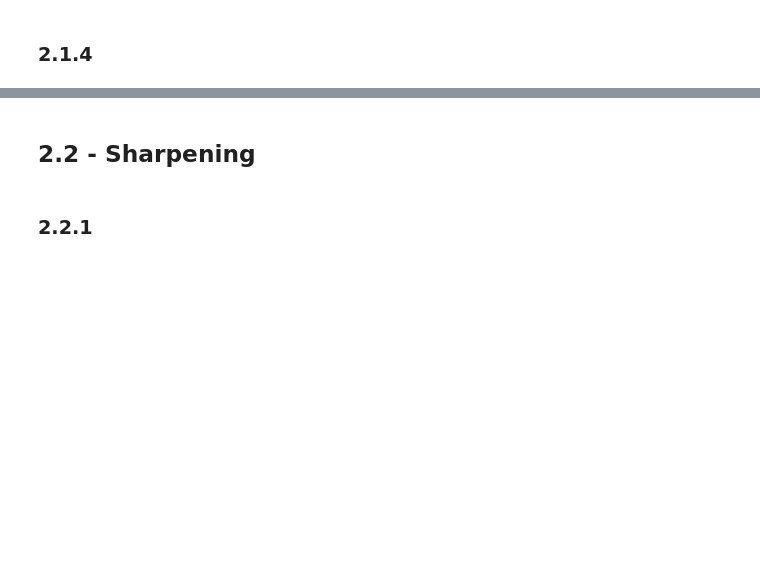
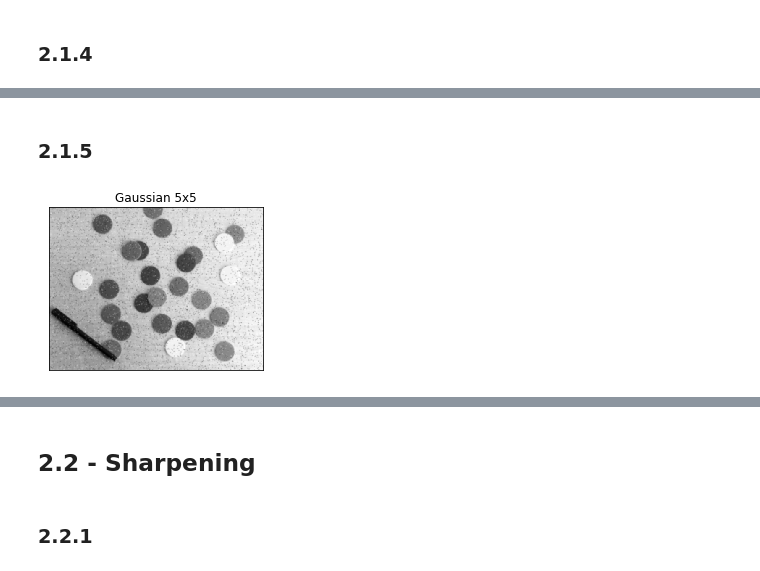
Before and after one commit to Patrick-Erath/OpenCV, a Jupyter notebook: Assignment1/Assignment1_PatrickErath_260719203.ipynb, the cells around one changed output, grey strips where cells are left out. Saved outputs shown, nothing was run; the diff lists cells and outputs as text; code cells hidden in the pictures; blank space fills up the shorter version.

```diff
--- a/Assignment1/Assignment1.ipynb
+++ b/Assignment1/Assignment1_PatrickErath_260719203.ipynb
@@ -187,0 +185,12 @@ It can also be seen qualitatively that the overall image quality decreases, none
+# %% [markdown]
+### 2.1.5
+# %%
+img_noisy = cv2.imread('Circles_sp.png', cv2.IMREAD_GRAYSCALE)
+img_filt = cv2.GaussianBlur(img_noisy, (5,5), 0)
+
+plt.figure(figsize=(10, 3))
+plt.imshow(img_filt, cmap='gray')
+plt.title("Gaussian 5x5"), plt.xticks([]), plt.yticks([])
+plt.show()
+# %% [output]
+[figure, added]
```
Also changed, not shown: parts of 49 cells of this notebook, 2 other files.
